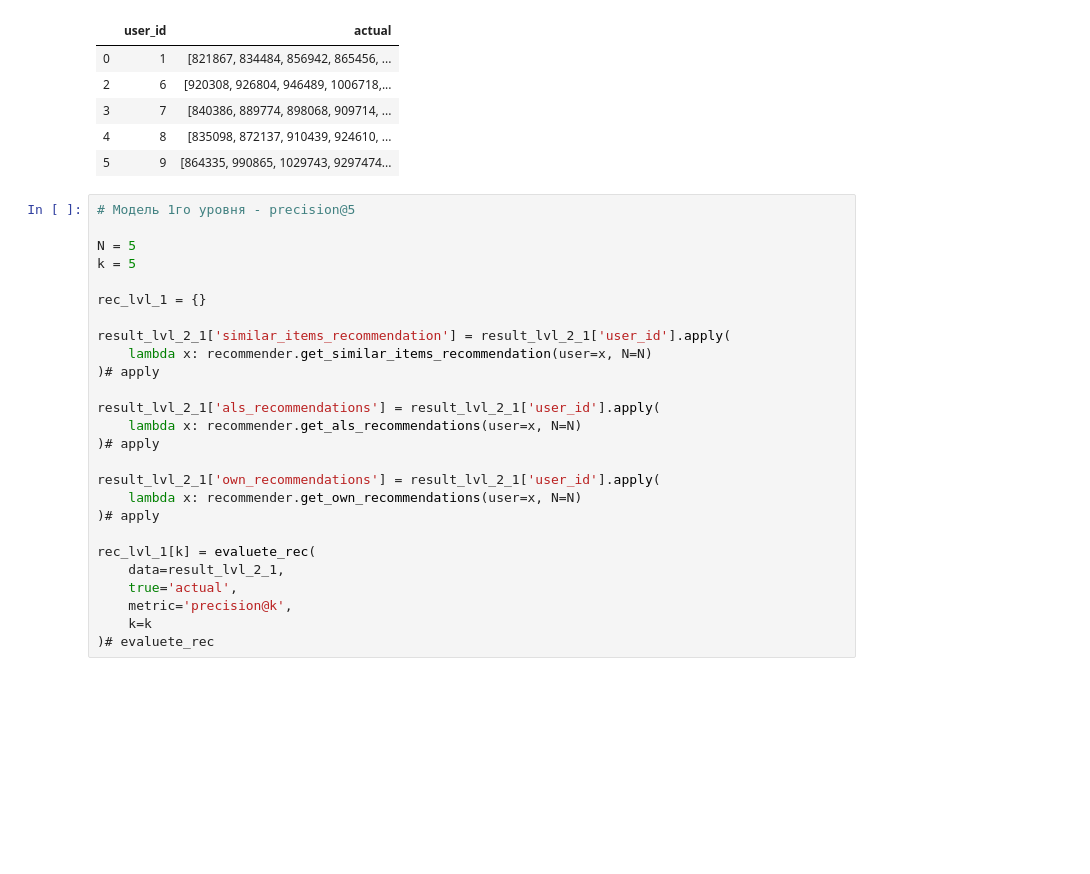
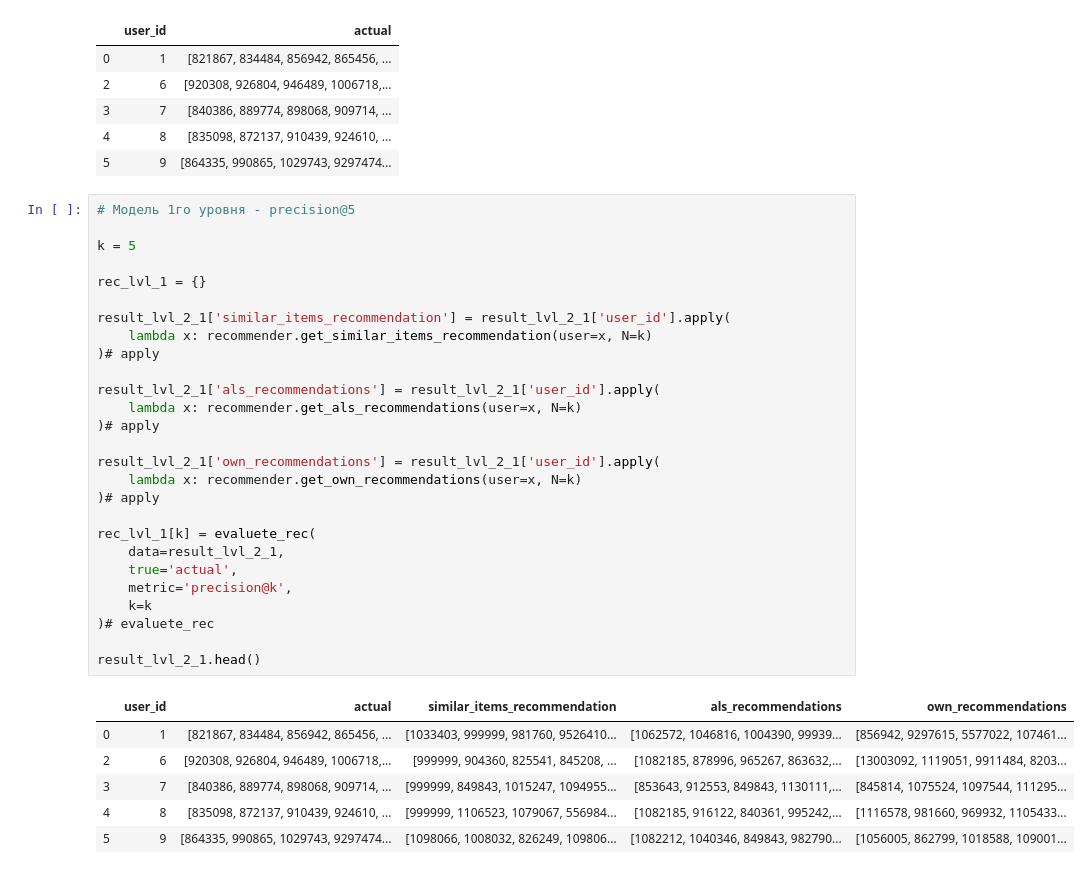
Before and after one commit to Yegor9151/Recommender_systems, a Jupyter notebook: Lesson 6 Two-tier recommendation models/practice.ipynb, the cells around one changed output. Drawn from its saved outputs; the diff is of its cells as text; blank space fills up the shorter version.

```diff
--- a/Lesson 6 Two-tier recommendation models/practice.ipynb
+++ b/Lesson 6 Two-tier recommendation models/practice.ipynb
@@ -247,28 +256,36 @@ result_lvl_2_1.head()
 # %%
 # Модель 1го уровня - precision@5
 
-N = 5
 k = 5
 
 rec_lvl_1 = {}
 
 result_lvl_2_1['similar_items_recommendation'] = result_lvl_2_1['user_id'].apply(
-    lambda x: recommender.get_similar_items_recommendation(user=x, N=N)
+    lambda x: recommender.get_similar_items_recommendation(user=x, N=k)
 )# apply
 
 result_lvl_2_1['als_recommendations'] = result_lvl_2_1['user_id'].apply(
-    lambda x: recommender.get_als_recommendations(user=x, N=N)
+    lambda x: recommender.get_als_recommendations(user=x, N=k)
 )# apply
 
 result_lvl_2_1['own_recommendations'] = result_lvl_2_1['user_id'].apply(
-    lambda x: recommender.get_own_recommendations(user=x, N=N)
+    lambda x: recommender.get_own_recommendations(user=x, N=k)
 )# apply
 
 rec_lvl_1[k] = evaluete_rec(
     data=result_lvl_2_1,
     true='actual',
     metric='precision@k',
     k=k
 )# evaluete_rec
+
+result_lvl_2_1.head()
+# %% [output]
+|  | user_id | actual | similar_items_recommendation | als_recommendations | own_recommendations |
+| 0 | 1 | [821867, 834484, 856942, 865456, ... | [1033403, 999999, 981760, 9526410... | [1062572, 1046816, 1004390, 99939... | [856942, 9297615, 5577022, 107461... |
+| 2 | 6 | [920308, 926804, 946489, 1006718,... | [999999, 904360, 825541, 845208, ... | [1082185, 878996, 965267, 863632,... | [13003092, 1119051, 9911484, 8203... |
+| 3 | 7 | [840386, 889774, 898068, 909714, ... | [999999, 849843, 1015247, 1094955... | [853643, 912553, 849843, 1130111,... | [845814, 1075524, 1097544, 111295... |
+| 4 | 8 | [835098, 872137, 910439, 924610, ... | [999999, 1106523, 1079067, 556984... | [1082185, 916122, 840361, 995242,... | [1116578, 981660, 969932, 1105433... |
+| 5 | 9 | [864335, 990865, 1029743, 9297474... | [1098066, 1008032, 826249, 109806... | [1082212, 1040346, 849843, 982790... | [1056005, 862799, 1018588, 109001... |
 # %%
 # Модель 2го уровня - precision@5
```
Also changed, not shown: parts of 10 cells of this notebook.
